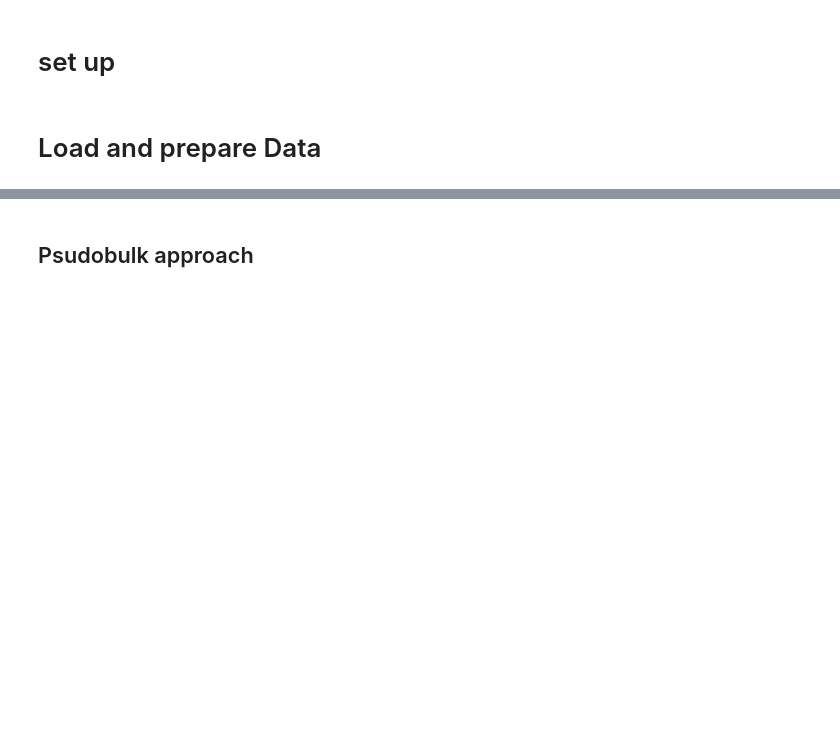
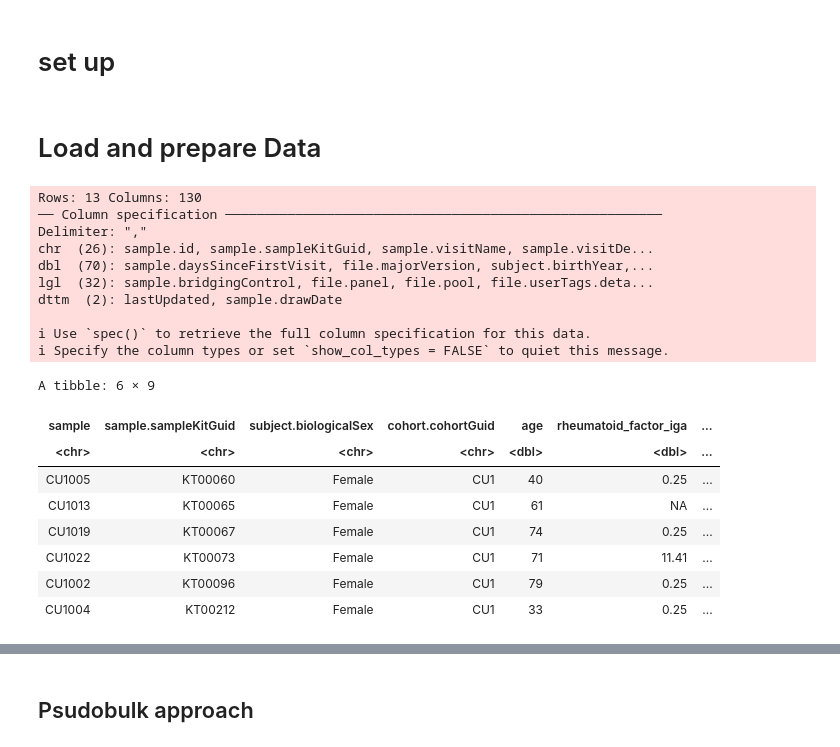
Before and after one commit to aifimmunology/ALTRA-manuscript, a Jupyter notebook: Analysis/TEA-Seq_analysis/RA_105_MOFA_analysis_cd4naive.ipynb, the cells around one changed output, grey strips where cells are left out. Saved outputs shown, nothing was run; the diff lists cells and outputs as text; code cells hidden in the pictures; blank space fills up the shorter version.

```diff
--- a/Analysis/TEA-Seq_analysis/RA_105_MOFA_analysis_cd4naive.ipynb
+++ b/Analysis/TEA-Seq_analysis/RA_105_MOFA_analysis_cd4naive.ipynb
@@ -28,9 +30,9 @@ quiet_library("ggpubr")
 # %%
 # define file path
-fig_path <- "/home/jupyter/figures/preRA_teaseq/MOFA"
-data_path <- "/home/jupyter/data/preRA_teaseq/EXP-00243"
-meta_path <- "/home/jupyter/data/preRA_teaseq/meta_data"
-output_path <- "/home/jupyter/data/preRA_teaseq/output_results/MOFA"
+fig_path <- "/home/workspace/private/teaseq-analysis-v2-ide/preRA_teaseq/figures"
+data_path <- "/home/workspace/private/teaseq-analysis-v2-ide/preRA_teaseq/EXP-00243"
+meta_path <- "/home/workspace/private/teaseq-analysis-v2-ide/preRA_teaseq/meta_data"
+output_path <- "/home/workspace/private/teaseq-analysis-v2-ide/preRA_teaseq/output_results/MOFA"
 if (!dir.exists(fig_path)) (dir.create(fig_path, recursive = TRUE))
 if (!dir.exists(output_path)) (dir.create(output_path, recursive = TRUE))
 # define a project name
@@ -58,16 +57,35 @@ source("/home/jupyter/github/Teaseq-analysis/scRNA_teaseq_ananlysis_helper_funct
 # %% [markdown]
 # Load and prepare Data
 # %%
-# load metadat in
-meta_data <- read_csv("/home/jupyter/data/preRA_teaseq/meta_data/PreRA_teaseq_metadata.csv")
-meta_data %>% colnames()
+# load metadata in
+meta_data <- read_csv(file.path(meta_path, "PreRA_teaseq_metadata.csv"))
 meta_data <- meta_data %>%
-    dplyr::select(all_of(c(
-        "subject.subjectGuid", "sample.sampleKitGuid",
-        "subject.biologicalSex", "cohort.cohortGuid", "age",
-        "rheumatoid_factor_iga", "rheumatoid_factor_igm",
-        "anti_ccp3"
-    ))) %>%
-    dplyr::rename("sample" = "subject.subjectGuid") %>%
-    mutate(cohort = if_else(cohort.cohortGuid == "CU1", "at_risk", "healthy"))
+  dplyr::select(all_of(c(
+    "subject.subjectGuid", "sample.sampleKitGuid",
+    "subject.biologicalSex", "cohort.cohortGuid", "age",
+    "rheumatoid_factor_iga", "rheumatoid_factor_igm",
+    "anti_ccp3"
+  ))) %>%
+  dplyr::rename("sample" = "subject.subjectGuid") %>%
+  mutate(cohort = if_else(cohort.cohortGuid == "CU1", "at_risk", "healthy"))
 meta_data %>% head()
+# %% [output]
+Rows: 13 Columns: 130
+── Column specification ────────────────────────────────────────────────────────
+Delimiter: ","
+chr  (26): sample.id, sample.sampleKitGuid, sample.visitName, sample.visitDe...
+dbl  (70): sample.daysSinceFirstVisit, file.majorVersion, subject.birthYear,...
+lgl  (32): sample.bridgingControl, file.panel, file.pool, file.userTags.deta...
+dttm  (2): lastUpdated, sample.drawDate
+
+ℹ Use `spec()` to retrieve the full column specification for this data.
+ℹ Specify the column types or set `show_col_types = FALSE` to quiet this message.
+A tibble: 6 × 9
+| sample | sample.sampleKitGuid | subject.biologicalSex | cohort.cohortGuid | age | rheumatoid_factor_iga | ... |
+| <chr> | <chr> | <chr> | <chr> | <dbl> | <dbl> | ... |
+| CU1005 | KT00060 | Female | CU1 | 40 | 0.25 | ... |
+| CU1013 | KT00065 | Female | CU1 | 61 | NA | ... |
+| CU1019 | KT00067 | Female | CU1 | 74 | 0.25 | ... |
+| CU1022 | KT00073 | Female | CU1 | 71 | 11.41 | ... |
+| CU1002 | KT00096 | Female | CU1 | 79 | 0.25 | ... |
+| CU1004 | KT00212 | Female | CU1 | 33 | 0.25 | ... |
```
Also changed, not shown: parts of 88 cells of this notebook, 28 other files.
